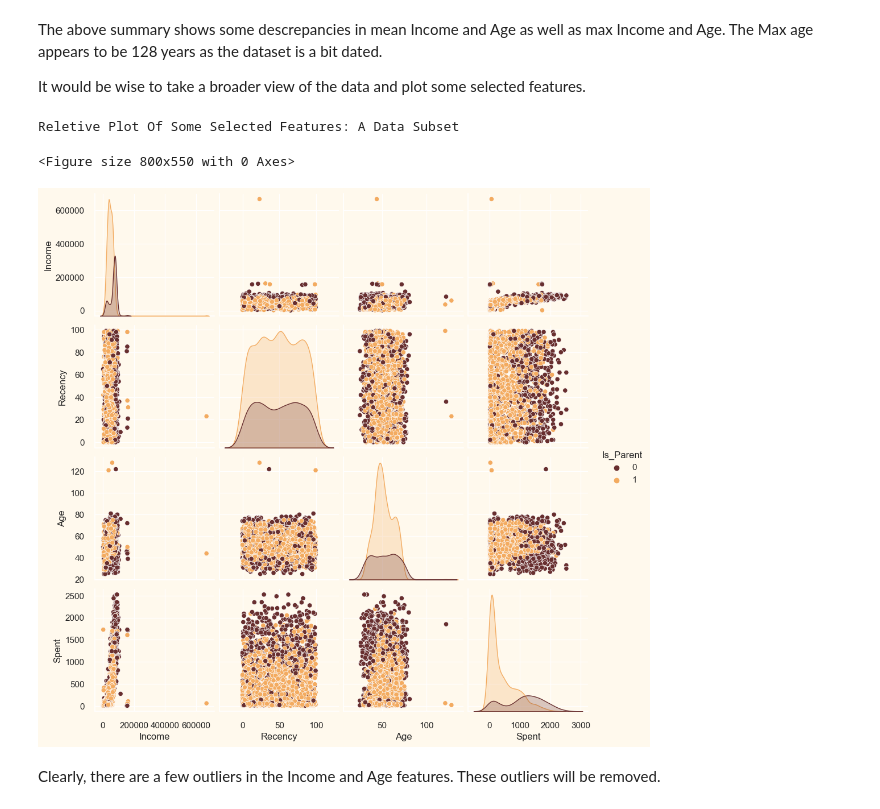
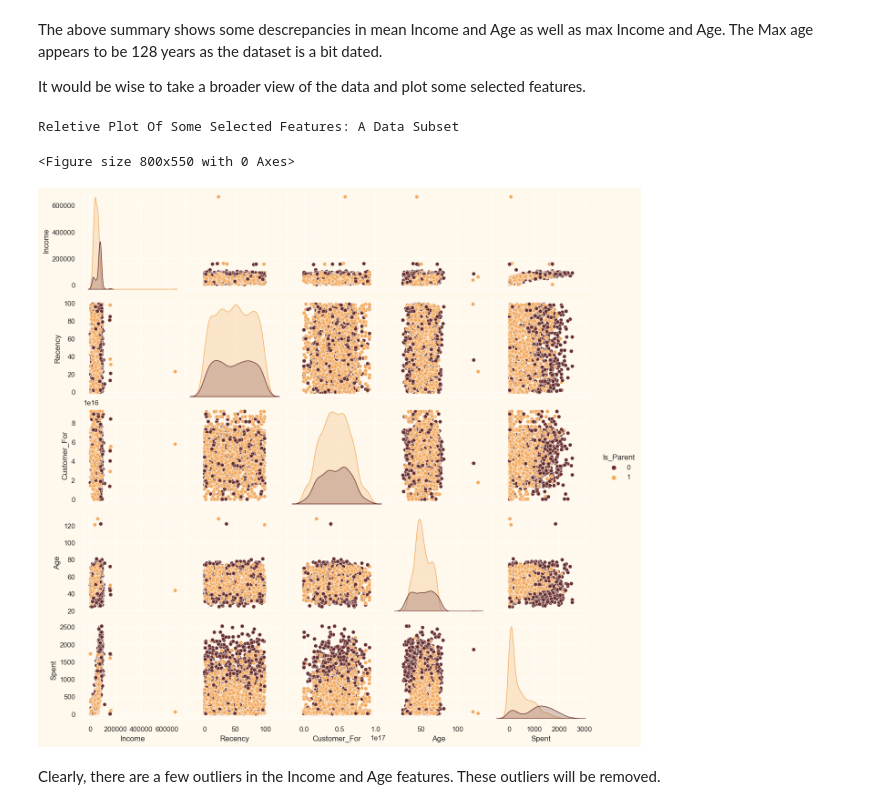
Before and after one commit to felixr04/Customer-Segmentation, a Jupyter notebook: Untitled.ipynb, the cells around one changed output. Saved outputs shown, nothing was run; the diff lists cells and outputs as text; code cells hidden in the pictures.

```diff
--- a/Untitled.ipynb
+++ b/Untitled.ipynb
@@ -102,8 +102,8 @@ d1 = max(dates) # this is the newest customer
 for i in dates:
     delta = d1 - i
     days.append(delta)
-data["Customers_For"] = days
-data["customers_For"] = pd.to_numeric(data["Customers_For"], errors = "coerce")
+data["Customer_For"] = days
+data["Customer_For"] = pd.to_numeric(data["Customer_For"], errors = "coerce")
 # %% [markdown]
 Now lets explore the unique values in the categorical features to get a clear idea of the data. Lets start with the total categories in the feature **"Marital_Status"** and **"Education"**
 # %%
@@ -188,20 +188,20 @@ It would be wise to take a broader view of the data and plot some selected featu
 # %%
 # Plotting some selected figures
 # Setting up the color preferences
 sns.set(rc={"axes.facecolor":"#FFF9ED", "figure.facecolor":"#FFF9ED"})
 pallet = ["#682F2F", "#9E726F", "#D6B2B1", "#B9C0C9", "#9F8A78", "F3AB60"]
 cmap = colors.ListedColormap(["#682F2F", "#9E726F", "#D6B2B1", "#B9C0C9", "#9F8A78", "#F3AB60"])
 #Plotting following features
-To_Plot = [ "Income", "Recency", "Customers_For", "Age", "Spent", "Is_Parent"]
+To_Plot = [ "Income", "Recency", "Customer_For", "Age", "Spent", "Is_Parent"]
 print("Reletive Plot Of Some Selected Features: A Data Subset")
 plt.figure()
 sns.pairplot(data[To_Plot], hue= "Is_Parent",palette= (["#682F2F","#F3AB60"]))
 #Taking hue
 plt.show()
 # %% [output]
 Reletive Plot Of Some Selected Features: A Data Subset
 <Figure size 800x550 with 0 Axes>
-[figure, old version]
+[figure, new version]
 # %% [markdown]
 Clearly, there are a few outliers in the Income and Age features. These outliers will be removed.
 # %%
```
Also changed, not shown: parts of 7 cells of this notebook.
